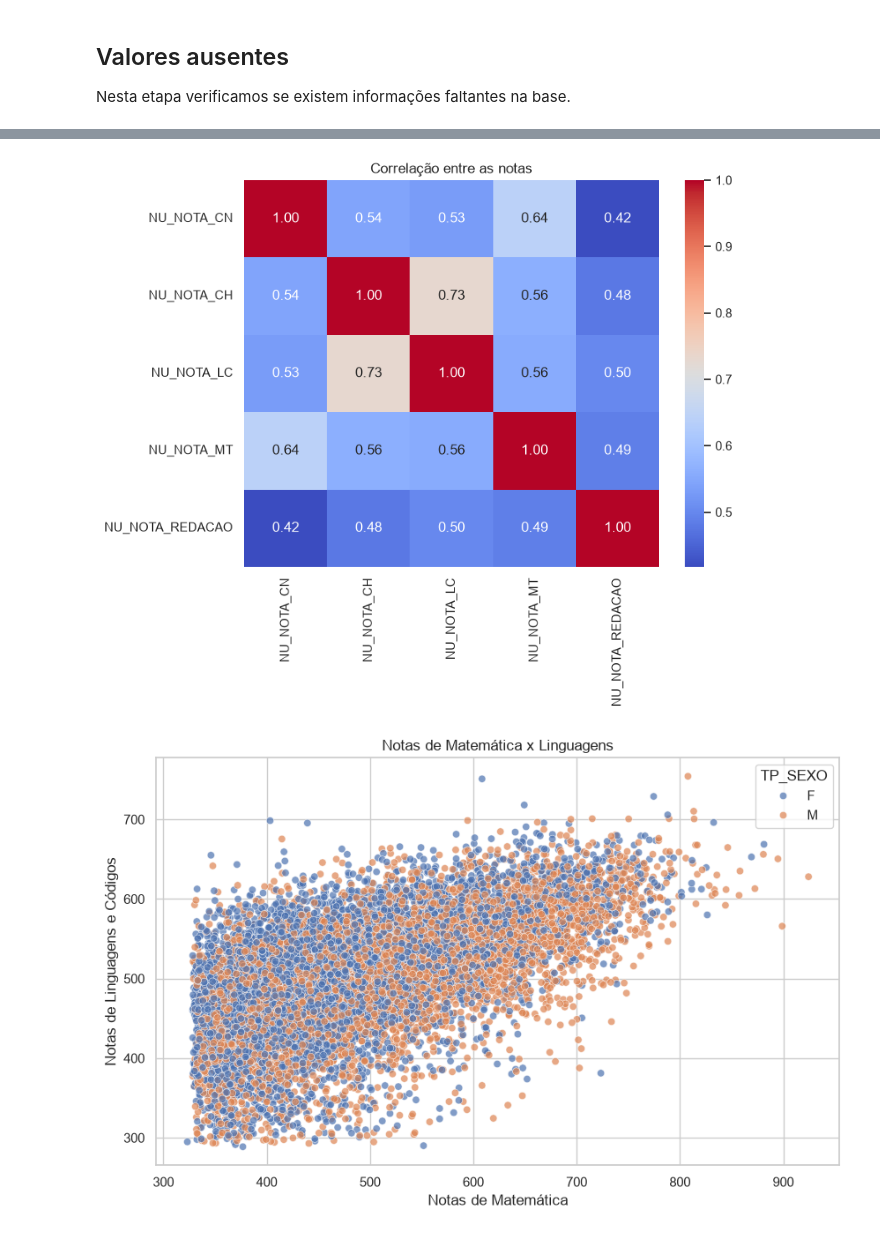
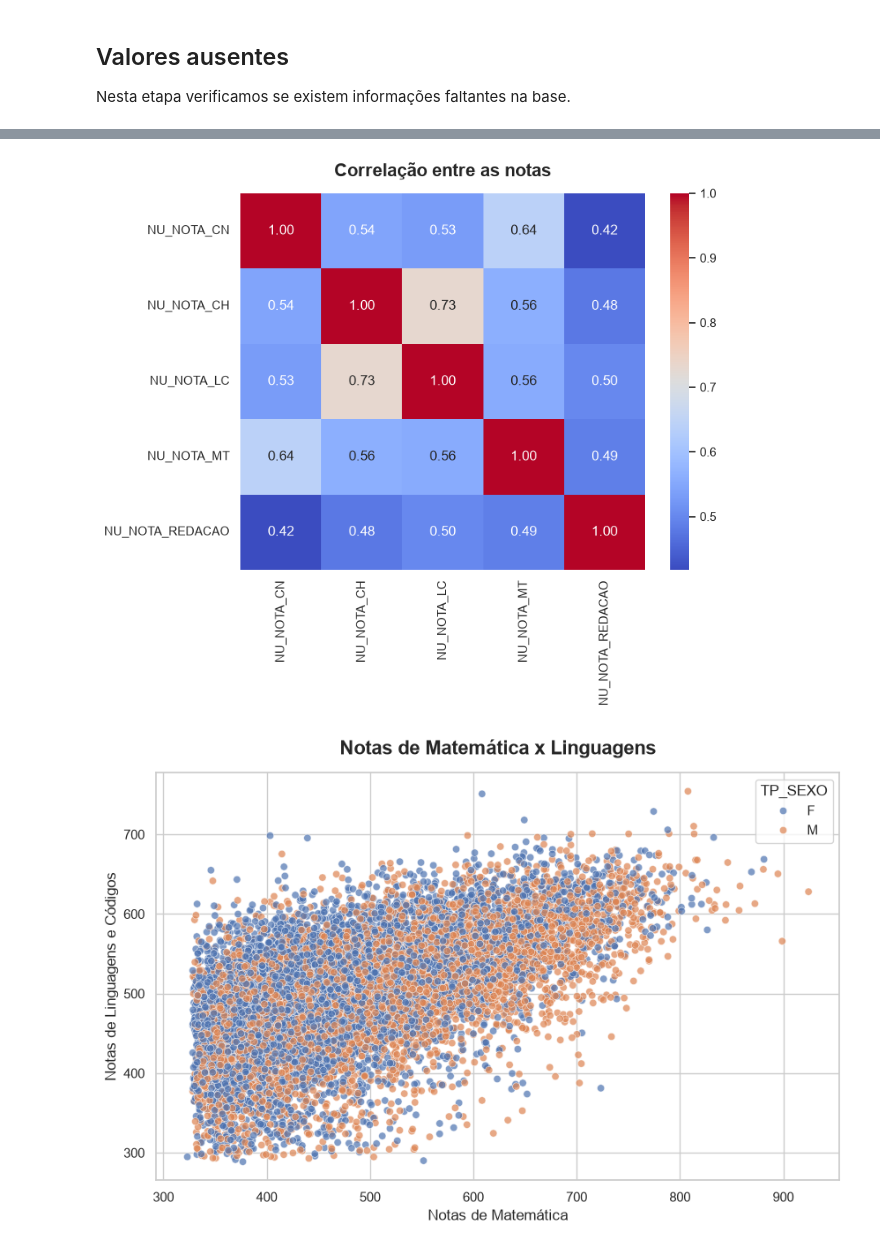
Before and after one commit to mvs105/TESI1---2026.1, a Jupyter notebook: analise_exploratoria_enem_acre.ipynb, the cells around one changed output, grey strips where cells are left out. Cells and saved outputs as stored; diff of their text form; code cells hidden in the pictures.

```diff
--- a/analise_exploratoria_enem_acre.ipynb
+++ b/analise_exploratoria_enem_acre.ipynb
@@ -22,7 +22,7 @@ import seaborn as sns
 
 # Configurações
 
-sns.set_theme(style="whitegrid")
+# sns.set_theme(style="whitegrid")
 
 pd.set_option("display.max_columns", None)
 pd.set_option("display.max_rows", 100)
@@ -285,20 +251,20 @@ plt.show()
 # %%
 corr = df_acre[notas].corr()
 
 plt.figure(figsize=(8,6))
 
 sns.heatmap(
     corr,
     annot=True,
     cmap="coolwarm",
     fmt=".2f"
 )
 
-plt.title("Correlação entre as notas")
+plt.title("Correlação entre as notas" , fontsize=16, fontweight="bold", pad=15)
 
 plt.show()
 # %% [output]
-[figure, old version]
+[figure, new version]
 # %%
 df_acre_filtrado = df_acre[(df_acre["NU_NOTA_MT"] > 0) & (df_acre["NU_NOTA_LC"] > 0)]
 sns.scatterplot(
@@ -306,13 +272,13 @@ data=df_acre_filtrado, x='NU_NOTA_MT',
 y='NU_NOTA_LC', alpha=0.7, hue='TP_SEXO'
 )
 
-plt.title("Notas de Matemática x Linguagens")
+plt.title("Notas de Matemática x Linguagens", fontsize=16, fontweight="bold", pad=15)
 plt.xlabel('Notas de Matemática')
 plt.ylabel('Notas de Linguagens e Códigos')
 
 plt.show()
 # %% [output]
-[figure, old version]
+[figure, new version]
 # %%
 plt.figure(figsize=(10,6))
 
```
Also changed, not shown: parts of 19 cells of this notebook.
